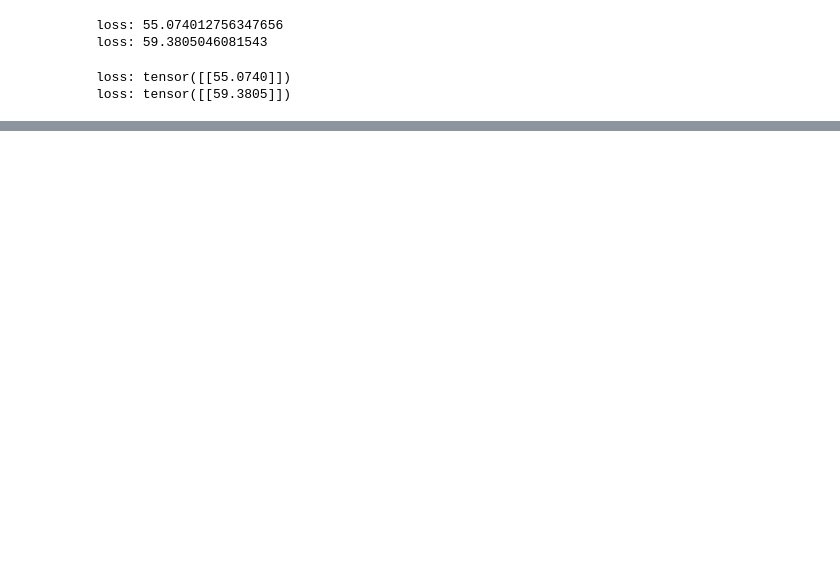
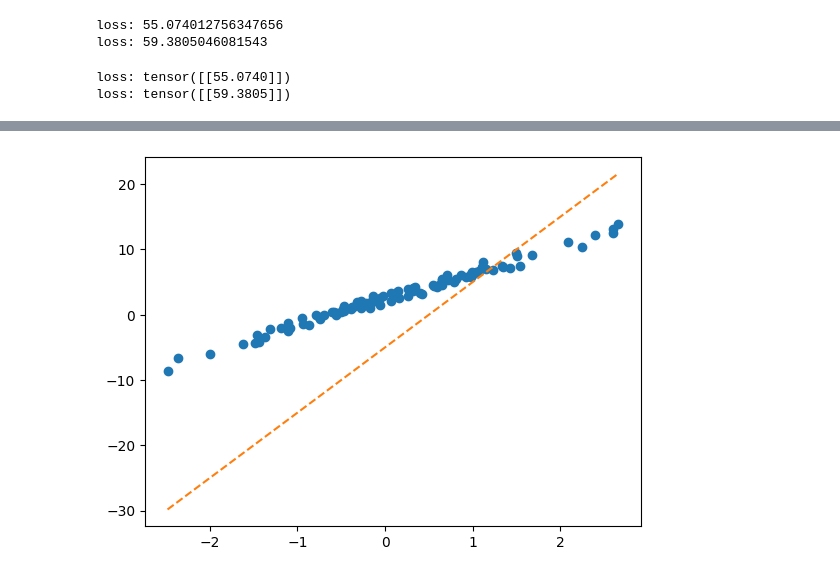
Before and after one commit to xoguqrla/DL2025, a Jupyter notebook: docs/posts/01wk-2.out.ipynb, the cells around one changed output, grey strips where cells are left out. Drawn from its saved outputs; the diff is of its cells as text; code cells hidden in the pictures; blank space fills up the shorter version.

```diff
--- a/docs/posts/01wk-2.out.ipynb
+++ b/docs/posts/01wk-2.out.ipynb
@@ -84,5 +85,6 @@ x[:5], y[:5]
 # %%
 X = torch.stack([torch.ones(100),x],axis=1)
+x = X[:,[1]]
 W = torch.tensor([[2.5],[4.0]])
 y = X@W + eps.reshape(100,1)
 # %%
@@ -210,0 +223,10 @@ loss: tensor([[59.3805]])
+# %%
+What = torch.tensor([[-5.0],[10.0]],requires_grad=True)
+What
+# %%
+yhat = X@What
+# %%
+plt.plot(x,y,'o')
+plt.plot(x,yhat.data,'--') # 그림을 그리기 위해서 yhat의 미분꼬리표를 제거
+# %% [output]
+[figure, added]
```
Also changed, not shown: parts of 82 cells of this notebook, 47 other files.
